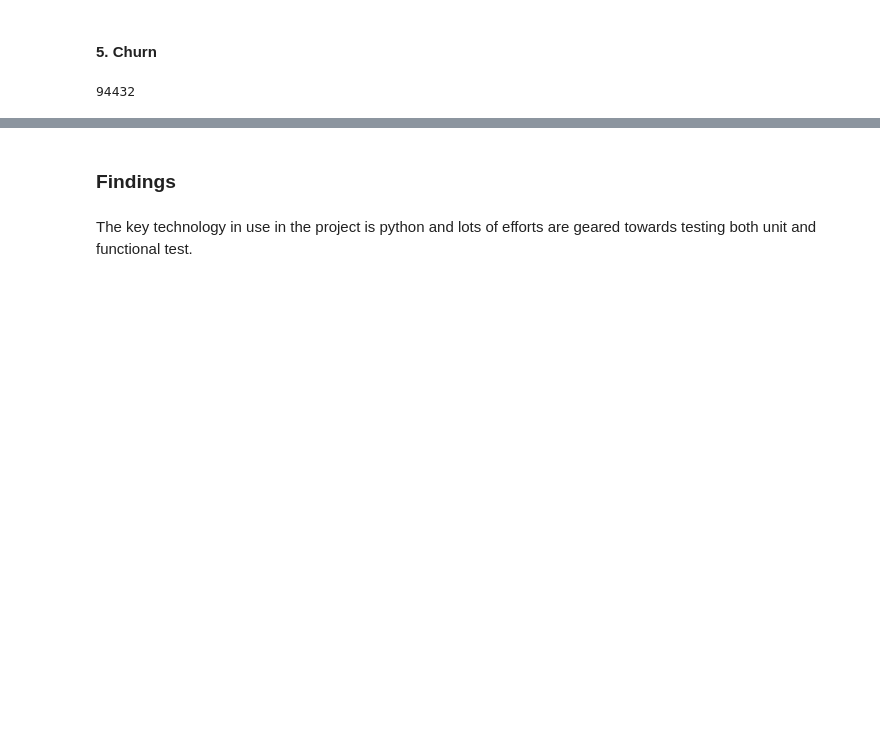
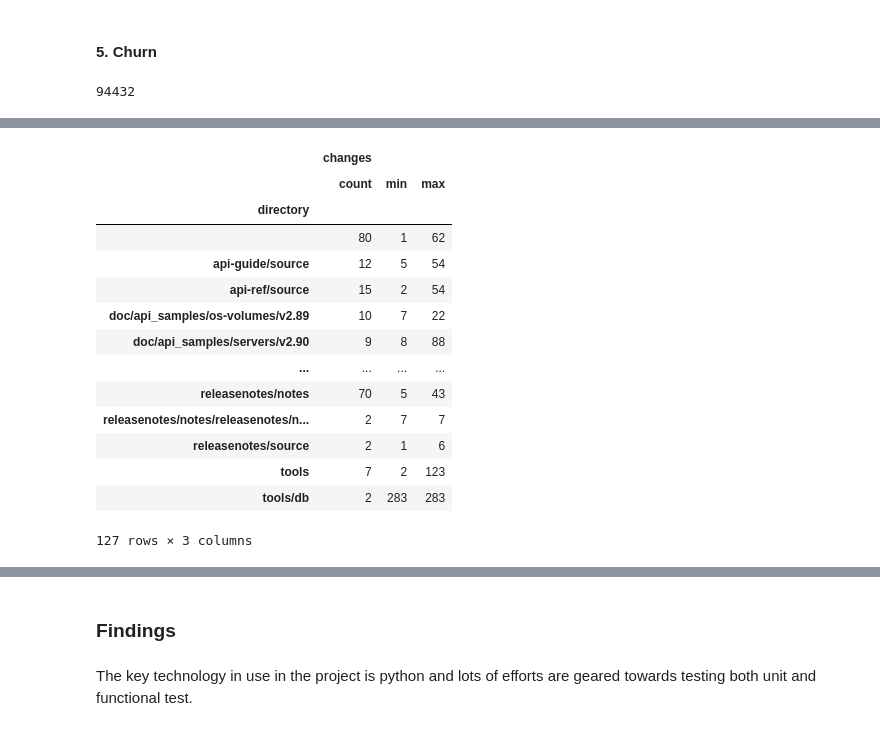
Before and after one commit to TempleOkosun/Mining-OpenStackNova, a Jupyter notebook: Mining OpenStackNova Repo Notebook.ipynb, the cells around one changed output, grey strips where cells are left out. Saved outputs shown, nothing was run; the diff lists cells and outputs as text; code cells hidden in the pictures; blank space fills up the shorter version.

```diff
--- a/Mining OpenStackNova Repo Notebook.ipynb
+++ b/Mining OpenStackNova Repo Notebook.ipynb
@@ -252,0 +259,18 @@ df["changes"].sum()
+# %%
+df.groupby('directory').agg({'changes': ['count', 'min', 'max']})
+# %% [output]
+|  | changes |  |  |
+|  | count | min | max |
+| directory |  |  |  |
+|  | 80 | 1 | 62 |
+| api-guide/source | 12 | 5 | 54 |
+| api-ref/source | 15 | 2 | 54 |
+| doc/api_samples/os-volumes/v2.89 | 10 | 7 | 22 |
+| doc/api_samples/servers/v2.90 | 9 | 8 | 88 |
+| ... | ... | ... | ... |
+| releasenotes/notes | 70 | 5 | 43 |
+| releasenotes/notes/releasenotes/n... | 2 | 7 | 7 |
+| releasenotes/source | 2 | 1 | 6 |
+| tools | 7 | 2 | 123 |
+| tools/db | 2 | 283 | 283 |
+127 rows × 3 columns
```
Also changed, not shown: parts of 5 cells of this notebook.
